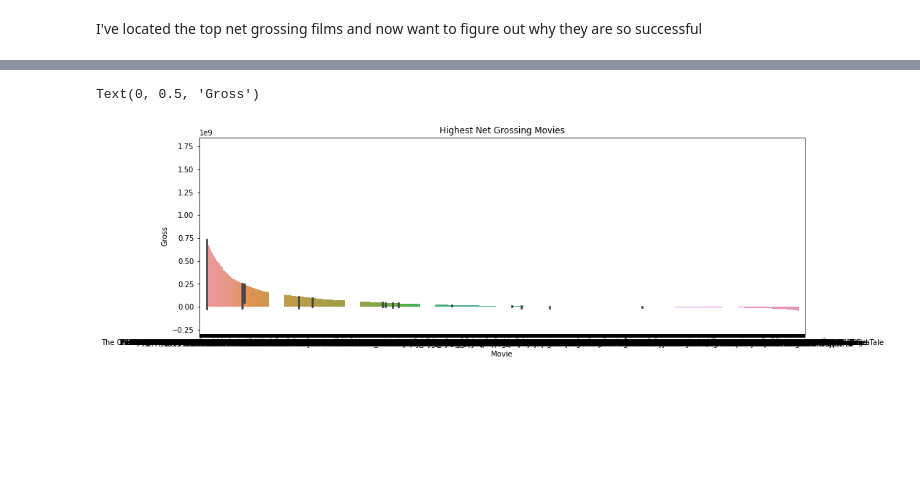
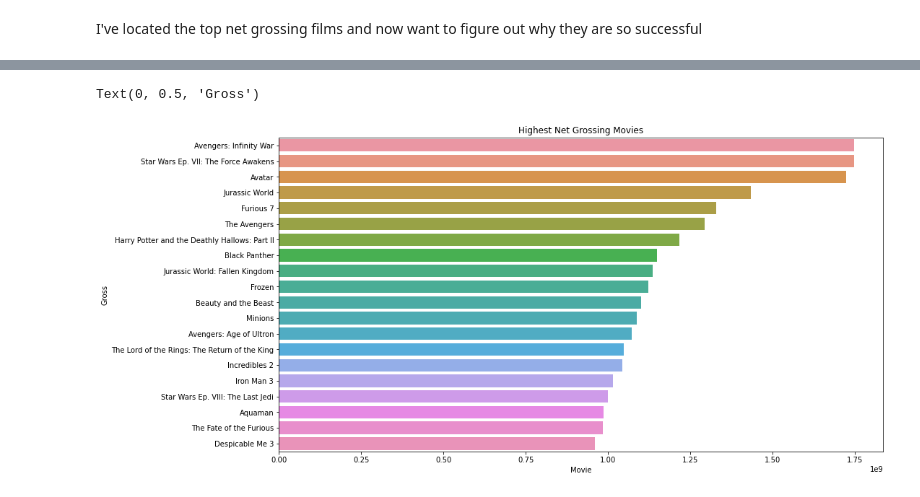
Before and after one commit to paul-lindquist/microsoft-studio-movie-analysis, a Jupyter notebook: data_parsing.ipynb, the cells around one changed output, grey strips where cells are left out. Saved outputs shown, nothing was run; the diff lists cells and outputs as text; code cells hidden in the pictures; blank space fills up the shorter version.

```diff
--- a/data_parsing.ipynb
+++ b/data_parsing.ipynb
@@ -208,7 +269,8 @@ budgetdf['release_date'] = pd.to_datetime(budgetdf['release_date'])
 budgetdf = budgetdf[budgetdf['release_date'].dt.year >= 2001]
 budgetdf['total_net_gross'] = budgetdf['worldwide_gross'] - budgetdf['production_budget']
 highestgrossdf = budgetdf.sort_values(by='total_net_gross', ascending=False)
-highestgrossdf
+highest20df = highestgrossdf.head(20)
+highest20df
 # %% [output]
 |  | id | release_date | movie | production_budget | domestic_gross | worldwide_gross | total_net_gross |
 | 6 | 7 | 2018-04-27 | Avengers: Infinity War | 300000000 | 678815482 | 2048134200 | 1748134200 |
@@ -226,12 +292,11 @@ highestgrossdf
 # %%
-fig, ax = plt.subplots(figsize=(15,5))
-
-sns.barplot(x = highestgrossdf['movie'], y = highestgrossdf['total_net_gross'])
+fig, ax = plt.subplots(figsize=(15,8))
+sns.barplot(y = highest20df['movie'], x = highest20df['total_net_gross'])
 ax.set_title('Highest Net Grossing Movies')
 ax.set_xlabel('Movie')
 ax.set_ylabel('Gross')
 # %% [output]
 Text(0, 0.5, 'Gross')
-[figure, old version]
+[figure, new version]
 # %%
 namesdf
```
Also changed, not shown: parts of 41 cells of this notebook.
